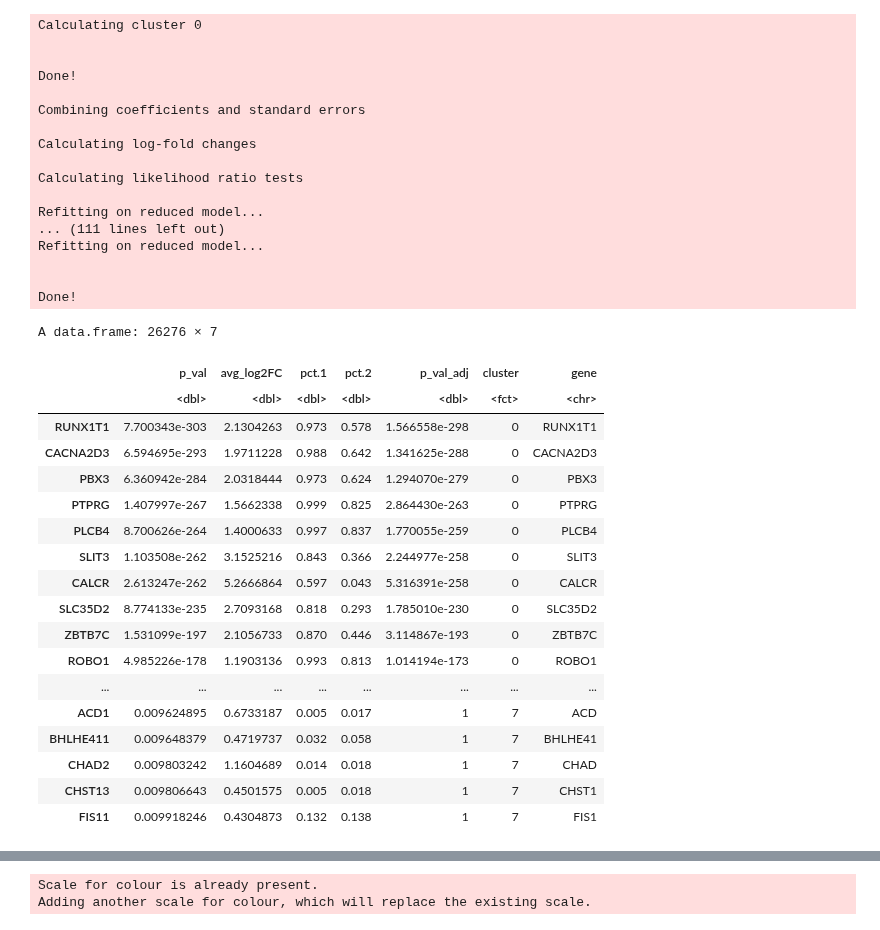
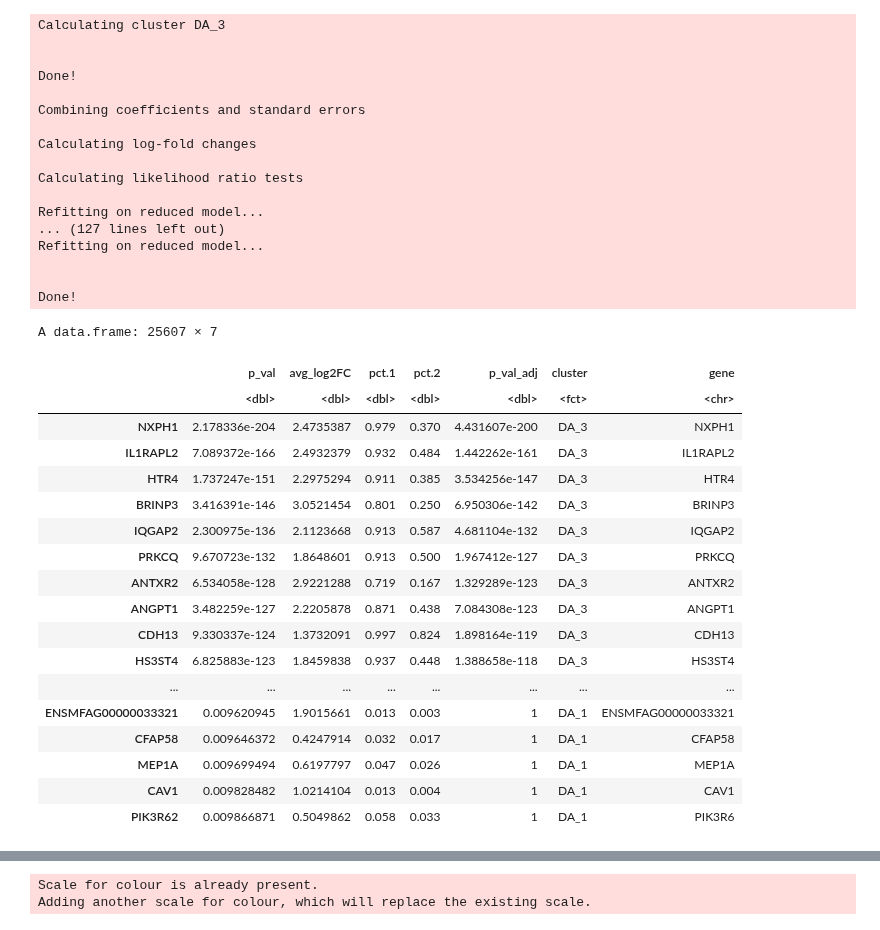
Before and after one commit to qwccccc/Macaque_VTA_snRNA_Script, a Jupyter notebook: Script/2_VTA_DA_cluster.ipynb, the cells around one changed output, grey strips where cells are left out. Saved outputs shown, nothing was run; the diff lists cells and outputs as text; code cells hidden in the pictures.

```diff
--- a/Script/2_VTA_DA_cluster.ipynb
+++ b/Script/2_VTA_DA_cluster.ipynb
@@ -34,7 +38,7 @@ options(future.globals.maxSize = 100000 * 1024^5)
 # %%
 seurat = readRDS('/mnt/90-connectome/Personal/CQW/midbrain/area_h5ad/20260728_VTA_SCTseurat_harmony_rf_clean.rds')
 # %%
-DA= subset(seurat, Class == "DA")
+DA = subset(seurat, Class == "DA" & nFeature_RNA > 800)
 DA
 # %% [output]
 An object of class Seurat
@@ -190,4 +205,4 @@ dev.off()
 # %%
-sub2$cluster = paste0('DA_',sub2$seurat_clusters)
-sub2$cluster %>% unique()
+sub$cluster = paste0('DA_',sub$seurat_clusters)
+sub$cluster %>% unique()
 # %% [output]
@@ -237,41 +626,41 @@ saveRDS(sub2, file = '/mnt/90-connectome/Personal/CQW/midbrain/area_h5ad/2026072
 # %%
-Idents(sub2) <- 'cluster'
-markers = FindAllMarkers(sub2, only.pos = TRUE, logfc.threshold = 0.25, test.use = "MAST")
+Idents(sub) <- 'cluster'
+markers = FindAllMarkers(sub, only.pos = TRUE, logfc.threshold = 0.25, test.use = "MAST")
 markers
 # %% [output]
-Calculating cluster 0
+Calculating cluster DA_3
 
 
 Done!
 
 Combining coefficients and standard errors
 
 Calculating log-fold changes
 
 Calculating likelihood ratio tests
 
 Refitting on reduced model...
-... (111 lines left out)
+... (127 lines left out)
 Refitting on reduced model...
 
 
 Done!
-A data.frame: 26276 × 7
+A data.frame: 25607 × 7
 |  | p_val | avg_log2FC | pct.1 | pct.2 | p_val_adj | cluster | gene |
 |  | <dbl> | <dbl> | <dbl> | <dbl> | <dbl> | <fct> | <chr> |
-| RUNX1T1 | 7.700343e-303 | 2.1304263 | 0.973 | 0.578 | 1.566558e-298 | 0 | RUNX1T1 |
-| CACNA2D3 | 6.594695e-293 | 1.9711228 | 0.988 | 0.642 | 1.341625e-288 | 0 | CACNA2D3 |
-| PBX3 | 6.360942e-284 | 2.0318444 | 0.973 | 0.624 | 1.294070e-279 | 0 | PBX3 |
-| PTPRG | 1.407997e-267 | 1.5662338 | 0.999 | 0.825 | 2.864430e-263 | 0 | PTPRG |
-| PLCB4 | 8.700626e-264 | 1.4000633 | 0.997 | 0.837 | 1.770055e-259 | 0 | PLCB4 |
-| SLIT3 | 1.103508e-262 | 3.1525216 | 0.843 | 0.366 | 2.244977e-258 | 0 | SLIT3 |
-| CALCR | 2.613247e-262 | 5.2666864 | 0.597 | 0.043 | 5.316391e-258 | 0 | CALCR |
-| SLC35D2 | 8.774133e-235 | 2.7093168 | 0.818 | 0.293 | 1.785010e-230 | 0 | SLC35D2 |
-| ZBTB7C | 1.531099e-197 | 2.1056733 | 0.870 | 0.446 | 3.114867e-193 | 0 | ZBTB7C |
-| ROBO1 | 4.985226e-178 | 1.1903136 | 0.993 | 0.813 | 1.014194e-173 | 0 | ROBO1 |
+| NXPH1 | 2.178336e-204 | 2.4735387 | 0.979 | 0.370 | 4.431607e-200 | DA_3 | NXPH1 |
+| IL1RAPL2 | 7.089372e-166 | 2.4932379 | 0.932 | 0.484 | 1.442262e-161 | DA_3 | IL1RAPL2 |
+| HTR4 | 1.737247e-151 | 2.2975294 | 0.911 | 0.385 | 3.534256e-147 | DA_3 | HTR4 |
+| BRINP3 | 3.416391e-146 | 3.0521454 | 0.801 | 0.250 | 6.950306e-142 | DA_3 | BRINP3 |
+| IQGAP2 | 2.300975e-136 | 2.1123668 | 0.913 | 0.587 | 4.681104e-132 | DA_3 | IQGAP2 |
+| PRKCQ | 9.670723e-132 | 1.8648601 | 0.913 | 0.500 | 1.967412e-127 | DA_3 | PRKCQ |
+| ANTXR2 | 6.534058e-128 | 2.9221288 | 0.719 | 0.167 | 1.329289e-123 | DA_3 | ANTXR2 |
+| ANGPT1 | 3.482259e-127 | 2.2205878 | 0.871 | 0.438 | 7.084308e-123 | DA_3 | ANGPT1 |
+| CDH13 | 9.330337e-124 | 1.3732091 | 0.997 | 0.824 | 1.898164e-119 | DA_3 | CDH13 |
+| HS3ST4 | 6.825883e-123 | 1.8459838 | 0.937 | 0.448 | 1.388658e-118 | DA_3 | HS3ST4 |
 | ... | ... | ... | ... | ... | ... | ... | ... |
-| ACD1 | 0.009624895 | 0.6733187 | 0.005 | 0.017 | 1 | 7 | ACD |
-| BHLHE411 | 0.009648379 | 0.4719737 | 0.032 | 0.058 | 1 | 7 | BHLHE41 |
-| CHAD2 | 0.009803242 | 1.1604689 | 0.014 | 0.018 | 1 | 7 | CHAD |
-| CHST13 | 0.009806643 | 0.4501575 | 0.005 | 0.018 | 1 | 7 | CHST1 |
-| FIS11 | 0.009918246 | 0.4304873 | 0.132 | 0.138 | 1 | 7 | FIS1 |
+| ENSMFAG00000033321 | 0.009620945 | 1.9015661 | 0.013 | 0.003 | 1 | DA_1 | ENSMFAG00000033321 |
+| CFAP58 | 0.009646372 | 0.4247914 | 0.032 | 0.017 | 1 | DA_1 | CFAP58 |
+| MEP1A | 0.009699494 | 0.6197797 | 0.047 | 0.026 | 1 | DA_1 | MEP1A |
+| CAV1 | 0.009828482 | 1.0214104 | 0.013 | 0.004 | 1 | DA_1 | CAV1 |
+| PIK3R62 | 0.009866871 | 0.5049862 | 0.058 | 0.033 | 1 | DA_1 | PIK3R6 |
```
Also changed, not shown: parts of 45 cells of this notebook, 9 other files.
